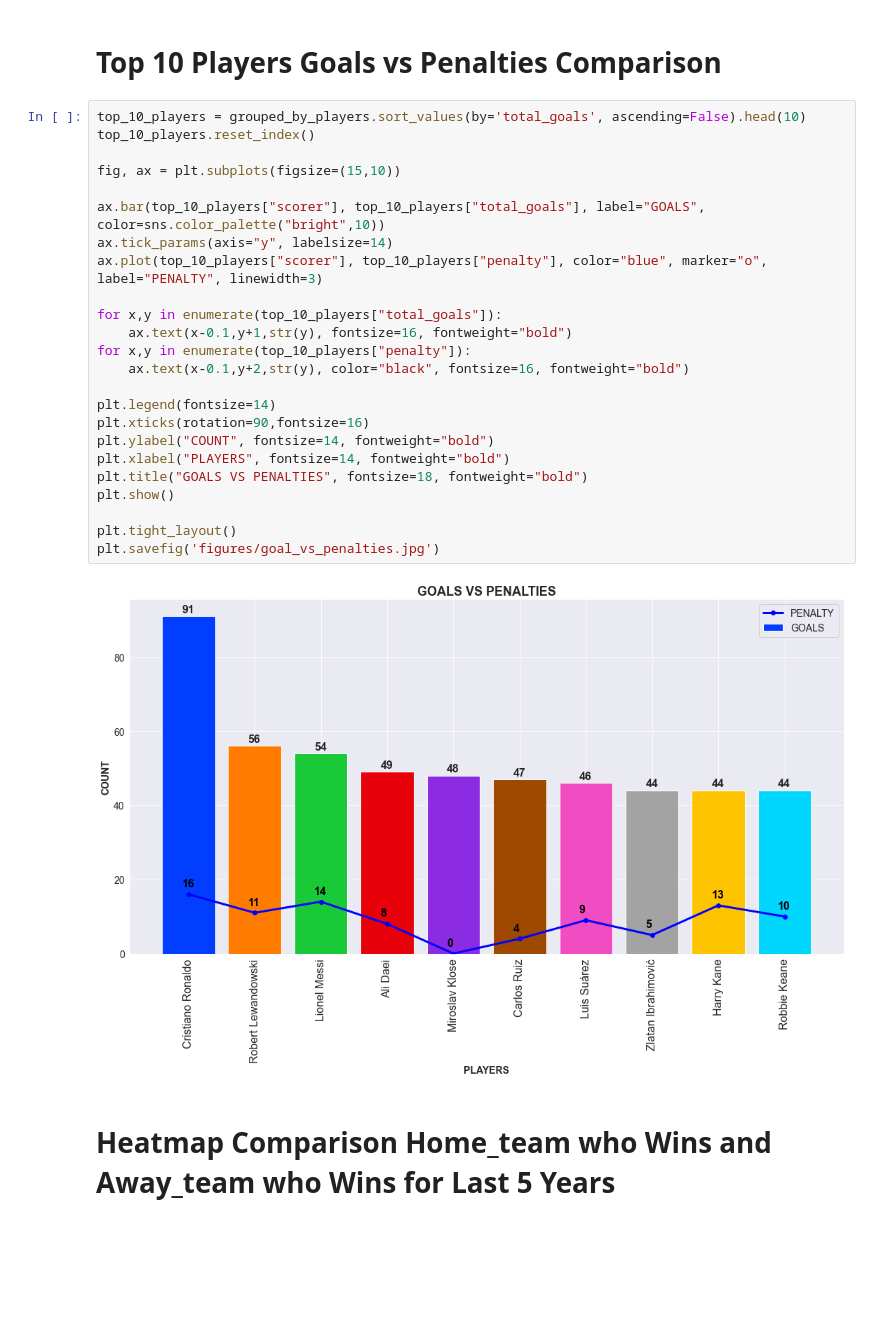
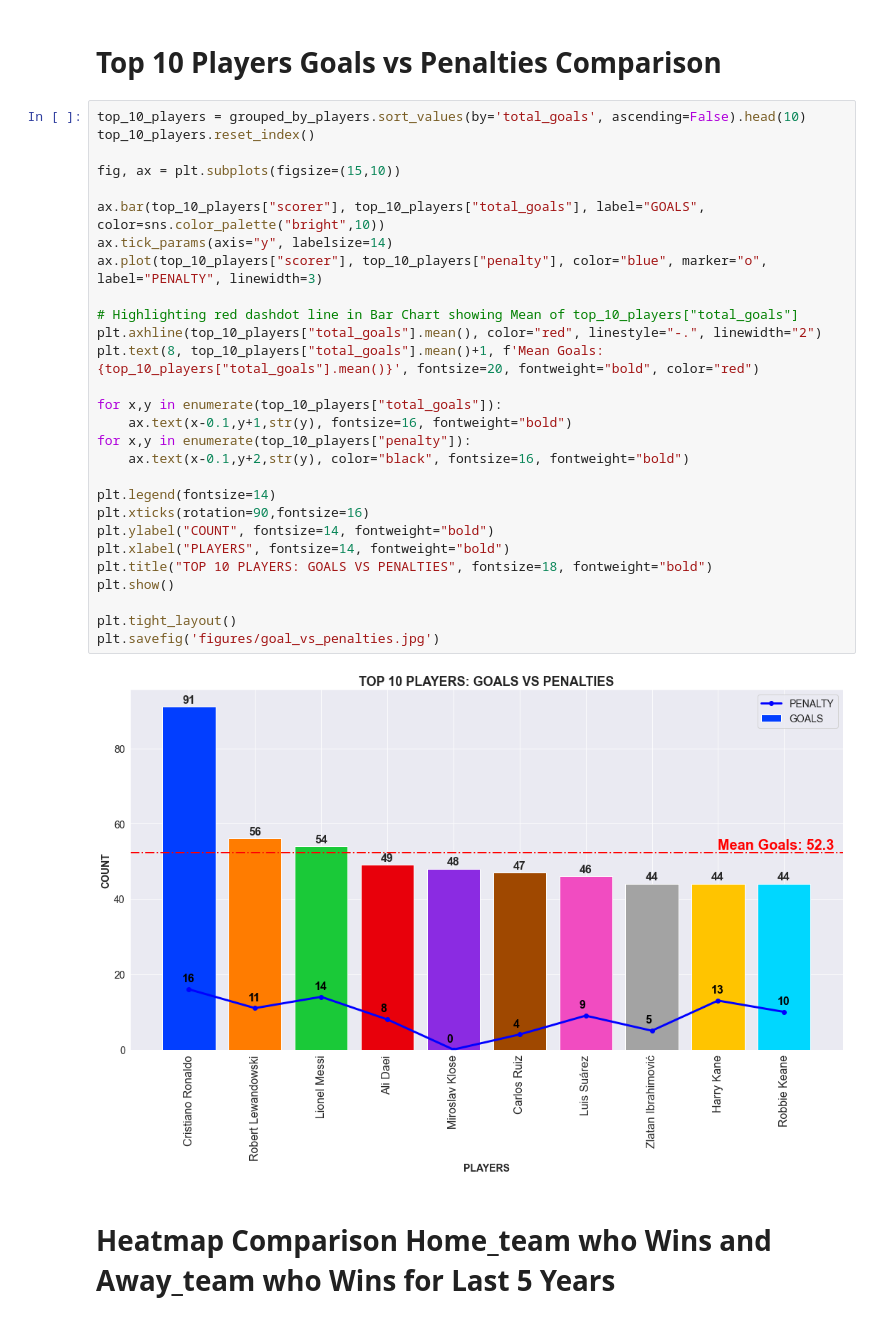
Before and after one commit to ryuukkk/football-data-analysis, a Jupyter notebook: sahil_work.ipynb, the cells around one changed output. Saved outputs shown, nothing was run; the diff lists cells and outputs as text; blank space fills up the shorter version.

Commit message:
Added Mean Goals Dotted Line in Bar & Line Chart

```diff
--- a/sahil_work.ipynb
+++ b/sahil_work.ipynb
@@ -105,29 +105,33 @@ plt.savefig('figures/kdp_away_goal_own_goal.jpg')
 # %%
 top_10_players = grouped_by_players.sort_values(by='total_goals', ascending=False).head(10)
 top_10_players.reset_index()
 
 fig, ax = plt.subplots(figsize=(15,10))
 
 ax.bar(top_10_players["scorer"], top_10_players["total_goals"], label="GOALS", color=sns.color_palette("bright",10))
 ax.tick_params(axis="y", labelsize=14)
 ax.plot(top_10_players["scorer"], top_10_players["penalty"], color="blue", marker="o", label="PENALTY", linewidth=3)
 
+# Highlighting red dashdot line in Bar Chart showing Mean of top_10_players["total_goals"]
+plt.axhline(top_10_players["total_goals"].mean(), color="red", linestyle="-.", linewidth="2")
+plt.text(8, top_10_players["total_goals"].mean()+1, f'Mean Goals: {top_10_players["total_goals"].mean()}', fontsize=20, fontweight="bold", color="red")
+
 for x,y in enumerate(top_10_players["total_goals"]):
     ax.text(x-0.1,y+1,str(y), fontsize=16, fontweight="bold")
 for x,y in enumerate(top_10_players["penalty"]):
     ax.text(x-0.1,y+2,str(y), color="black", fontsize=16, fontweight="bold")
 
 plt.legend(fontsize=14)
 plt.xticks(rotation=90,fontsize=16)
 plt.ylabel("COUNT", fontsize=14, fontweight="bold")
 plt.xlabel("PLAYERS", fontsize=14, fontweight="bold")
-plt.title("GOALS VS PENALTIES", fontsize=18, fontweight="bold")
+plt.title("TOP 10 PLAYERS: GOALS VS PENALTIES", fontsize=18, fontweight="bold")
 plt.show()
 
 plt.tight_layout()
 plt.savefig('figures/goal_vs_penalties.jpg')
 # %% [output]
-[figure, old version]
+[figure, new version]
 # %% [markdown]
 # Heatmap Comparison Home_team who Wins and Away_team who Wins for Last 5 Years
 # %%
```
Also changed, not shown: parts of 1 cell of this notebook, 3 other files.
